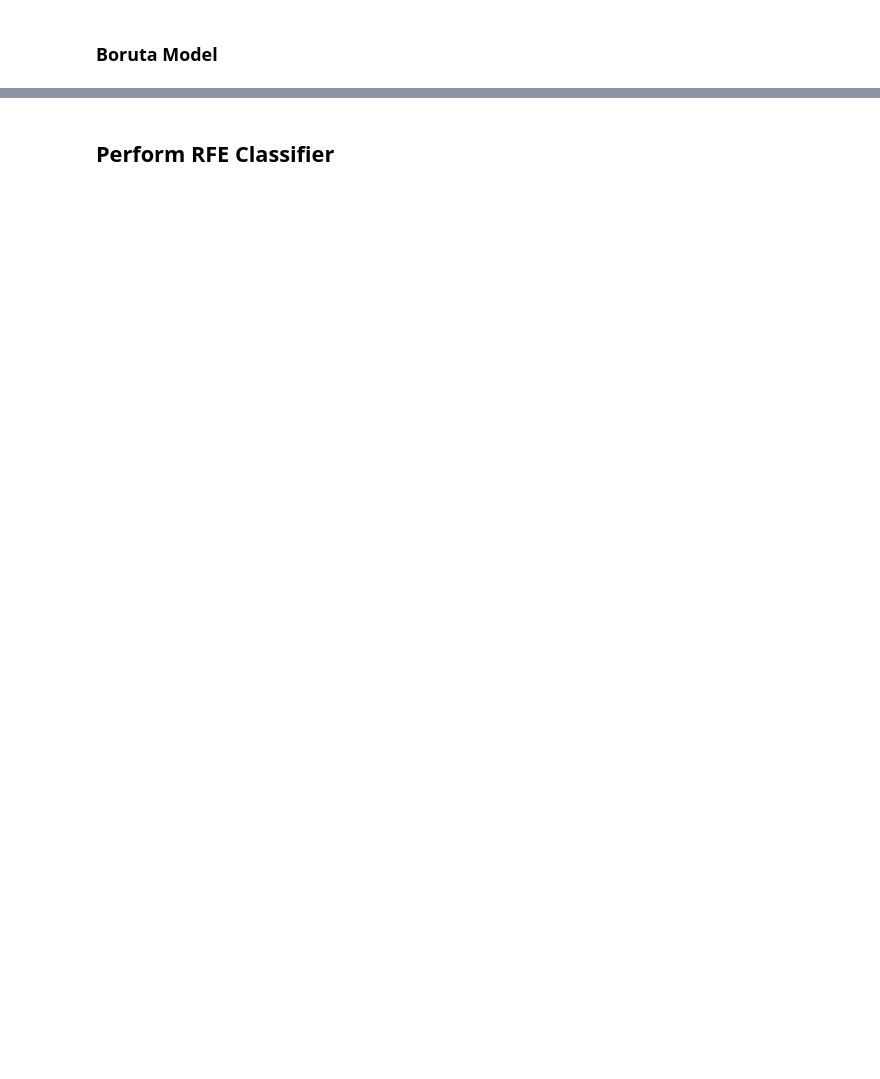
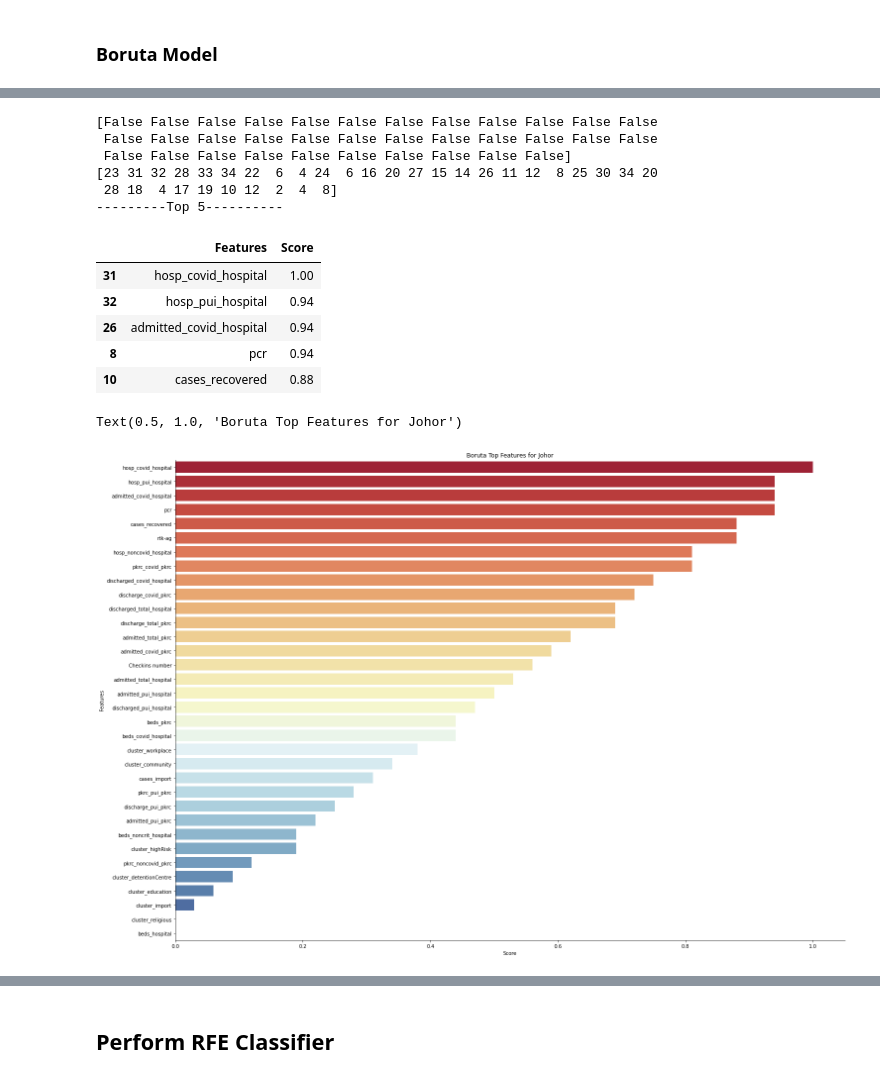
Before and after one commit to hanyikoh/Covid-19-Analysis-Streamlit, a Jupyter notebook: Question 3.ipynb, the cells around one changed output, grey strips where cells are left out. Drawn from its saved outputs; the diff is of its cells as text; code cells hidden in the pictures; blank space fills up the shorter version.

```diff
--- a/Question 3.ipynb
+++ b/Question 3.ipynb
@@ -1036,17 +1214,32 @@ plt.title("Boruta Top Features for Kedah")
 # %%
+# Johor
 df = rslt_df_jh
 y = df.cases_new
 X = df.drop(["cases_new","date","state"], 1)
 colnames = X.columns
 feat_selector.fit(X.values, y.values.ravel())
 print(feat_selector.support_)
 print(feat_selector.ranking_)
 boruta_score = ranking(list(map(float, feat_selector.ranking_)), colnames, order=-1)
 boruta_score = pd.DataFrame(list(boruta_score.items()), columns=['Features', 'Score'])
 boruta_score = boruta_score.sort_values("Score",ascending = False)
 print('---------Top 5----------')
-display(rfe_score.head(5))
-sns_boruta_plot = sns.catplot(x="Score", y="Features", data = boruta_score[0:35], kind = "bar",
-               height=14, aspect=1.5, palette='RdYlBu')
+display(boruta_score.head(5))
+sns_boruta_plot = sns.catplot(x="Score", y="Features", data = boruta_score[0:35], kind = "bar", height=14, aspect=1.5, palette='RdYlBu')
 plt.title("Boruta Top Features for Johor")
+# %% [output]
+[False False False False False False False False False False False False
+ False False False False False False False False False False False False
+ False False False False False False False False False False]
+[23 31 32 28 33 34 22  6  4 24  6 16 20 27 15 14 26 11 12  8 25 30 34 20
+ 28 18  4 17 19 10 12  2  4  8]
+---------Top 5----------
+|  | Features | Score |
+| 31 | hosp_covid_hospital | 1.00 |
+| 32 | hosp_pui_hospital | 0.94 |
+| 26 | admitted_covid_hospital | 0.94 |
+| 8 | pcr | 0.94 |
+| 10 | cases_recovered | 0.88 |
+Text(0.5, 1.0, 'Boruta Top Features for Johor')
+[figure, added]
 # %%
```
Also changed, not shown: parts of 35 cells of this notebook, 1 other file.
